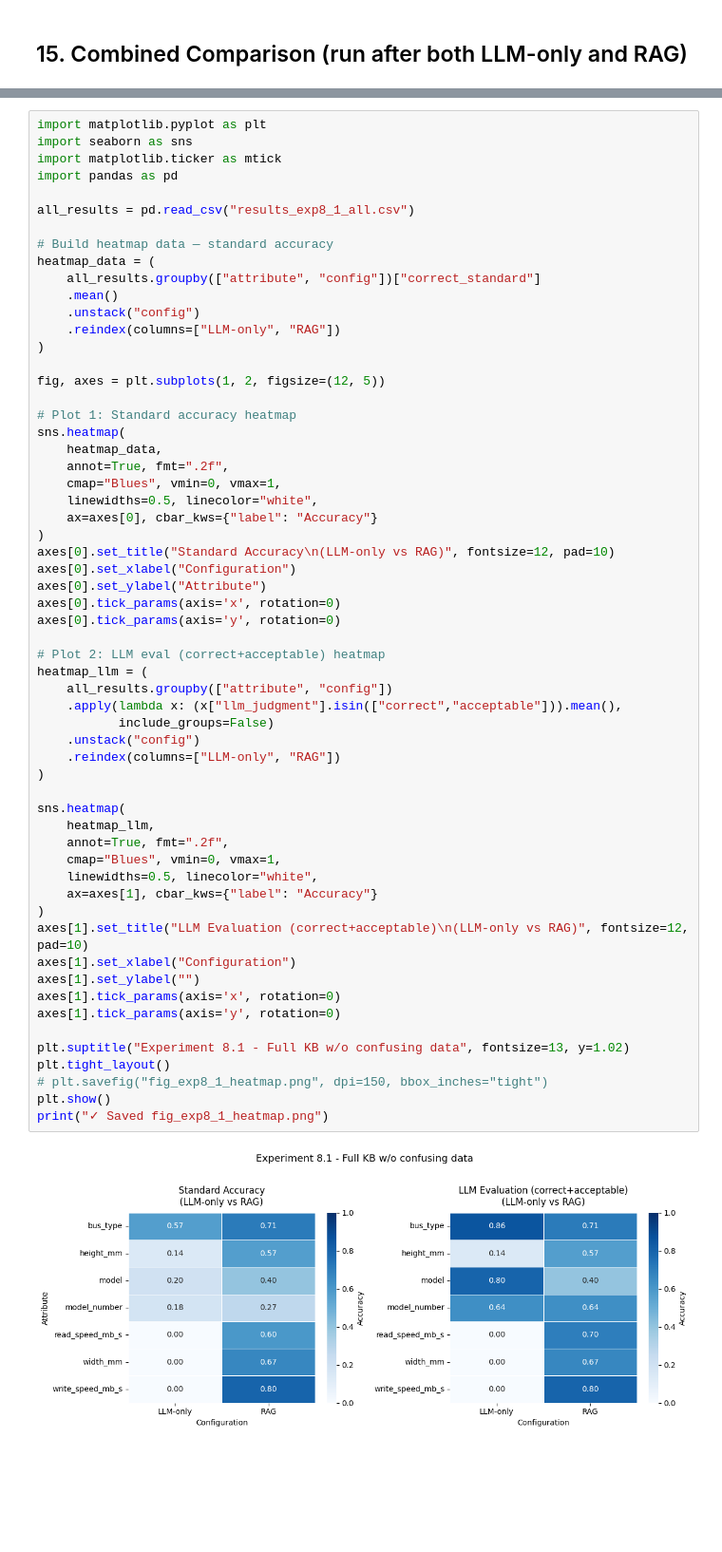
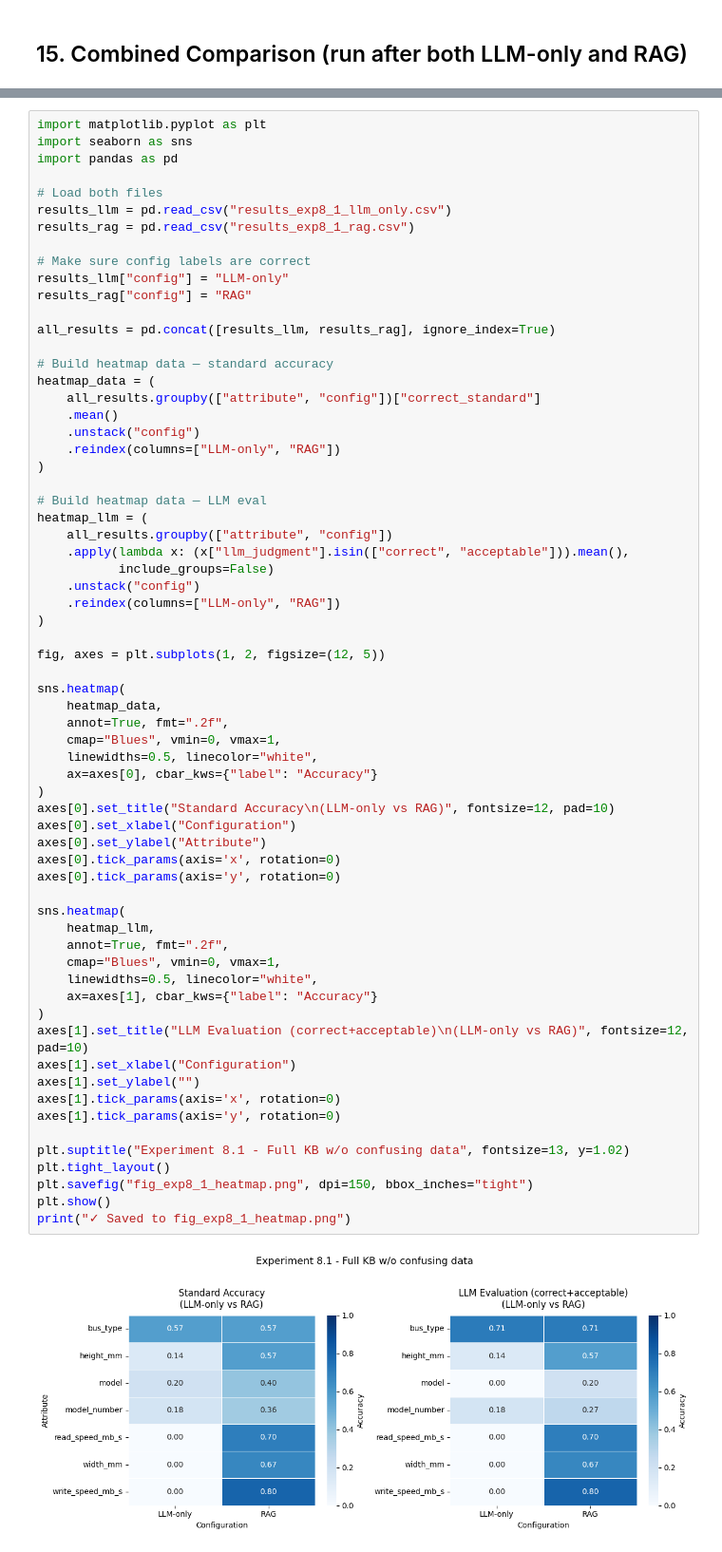
Before and after one commit to marmeepandya/RAGCleaner, a Jupyter notebook: experiment8.1_easy.ipynb, the cells around one changed output, grey strips where cells are left out. Shown at 95% size. Drawn from its saved outputs; the diff is of its cells as text; blank space fills up the shorter version.

```diff
--- a/experiment8.1_easy.ipynb
+++ b/experiment8.1_easy.ipynb
@@ -1026,10 +1102,17 @@ FINAL COMPARISON: LLM-only vs RAG
 # %%
 import matplotlib.pyplot as plt
 import seaborn as sns
-import matplotlib.ticker as mtick
 import pandas as pd
 
-all_results = pd.read_csv("results_exp8_1_all.csv")
+# Load both files
+results_llm = pd.read_csv("results_exp8_1_llm_only.csv")
+results_rag = pd.read_csv("results_exp8_1_rag.csv")
+
+# Make sure config labels are correct
+results_llm["config"] = "LLM-only"
+results_rag["config"] = "RAG"
+
+all_results = pd.concat([results_llm, results_rag], ignore_index=True)
 
 # Build heatmap data — standard accuracy
 heatmap_data = (
@@ -1039,48 +1122,47 @@ heatmap_data = (
     .reindex(columns=["LLM-only", "RAG"])
 )
 
+# Build heatmap data — LLM eval
+heatmap_llm = (
+    all_results.groupby(["attribute", "config"])
+    .apply(lambda x: (x["llm_judgment"].isin(["correct", "acceptable"])).mean(),
+           include_groups=False)
+    .unstack("config")
+    .reindex(columns=["LLM-only", "RAG"])
+)
+
 fig, axes = plt.subplots(1, 2, figsize=(12, 5))
 
-# Plot 1: Standard accuracy heatmap
 sns.heatmap(
     heatmap_data,
     annot=True, fmt=".2f",
     cmap="Blues", vmin=0, vmax=1,
     linewidths=0.5, linecolor="white",
     ax=axes[0], cbar_kws={"label": "Accuracy"}
 )
 axes[0].set_title("Standard Accuracy\n(LLM-only vs RAG)", fontsize=12, pad=10)
 axes[0].set_xlabel("Configuration")
 axes[0].set_ylabel("Attribute")
 axes[0].tick_params(axis='x', rotation=0)
 axes[0].tick_params(axis='y', rotation=0)
-
-# Plot 2: LLM eval (correct+acceptable) heatmap
-heatmap_llm = (
-    all_results.groupby(["attribute", "config"])
-    .apply(lambda x: (x["llm_judgment"].isin(["correct","acceptable"])).mean(),
-           include_groups=False)
-    .unstack("config")
-    .reindex(columns=["LLM-only", "RAG"])
-)
 
 sns.heatmap(
     heatmap_llm,
     annot=True, fmt=".2f",
     cmap="Blues", vmin=0, vmax=1,
     linewidths=0.5, linecolor="white",
     ax=axes[1], cbar_kws={"label": "Accuracy"}
 )
 axes[1].set_title("LLM Evaluation (correct+acceptable)\n(LLM-only vs RAG)", fontsize=12, pad=10)
 axes[1].set_xlabel("Configuration")
 axes[1].set_ylabel("")
 axes[1].tick_params(axis='x', rotation=0)
 axes[1].tick_params(axis='y', rotation=0)
 
 plt.suptitle("Experiment 8.1 - Full KB w/o confusing data", fontsize=13, y=1.02)
 plt.tight_layout()
-# plt.savefig("fig_exp8_1_heatmap.png", dpi=150, bbox_inches="tight")
+plt.savefig("fig_exp8_1_heatmap.png", dpi=150, bbox_inches="tight")
 plt.show()
-print("✓ Saved fig_exp8_1_heatmap.png")
+print("✓ Saved to fig_exp8_1_heatmap.png")
 # %% [output]
-[figure, old version]
+[figure, new version]
```
Also changed, not shown: parts of 10 cells of this notebook, 24 other files.
